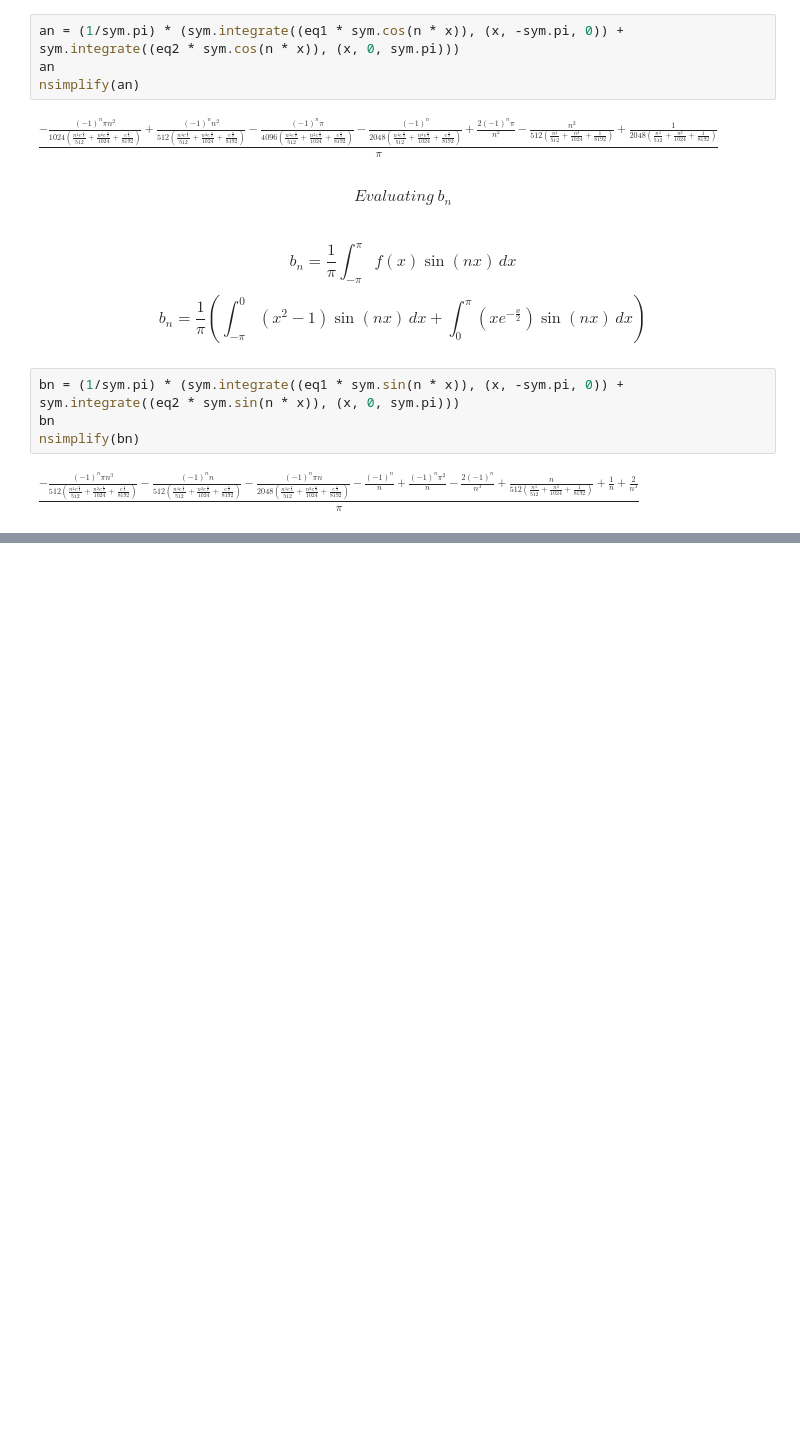
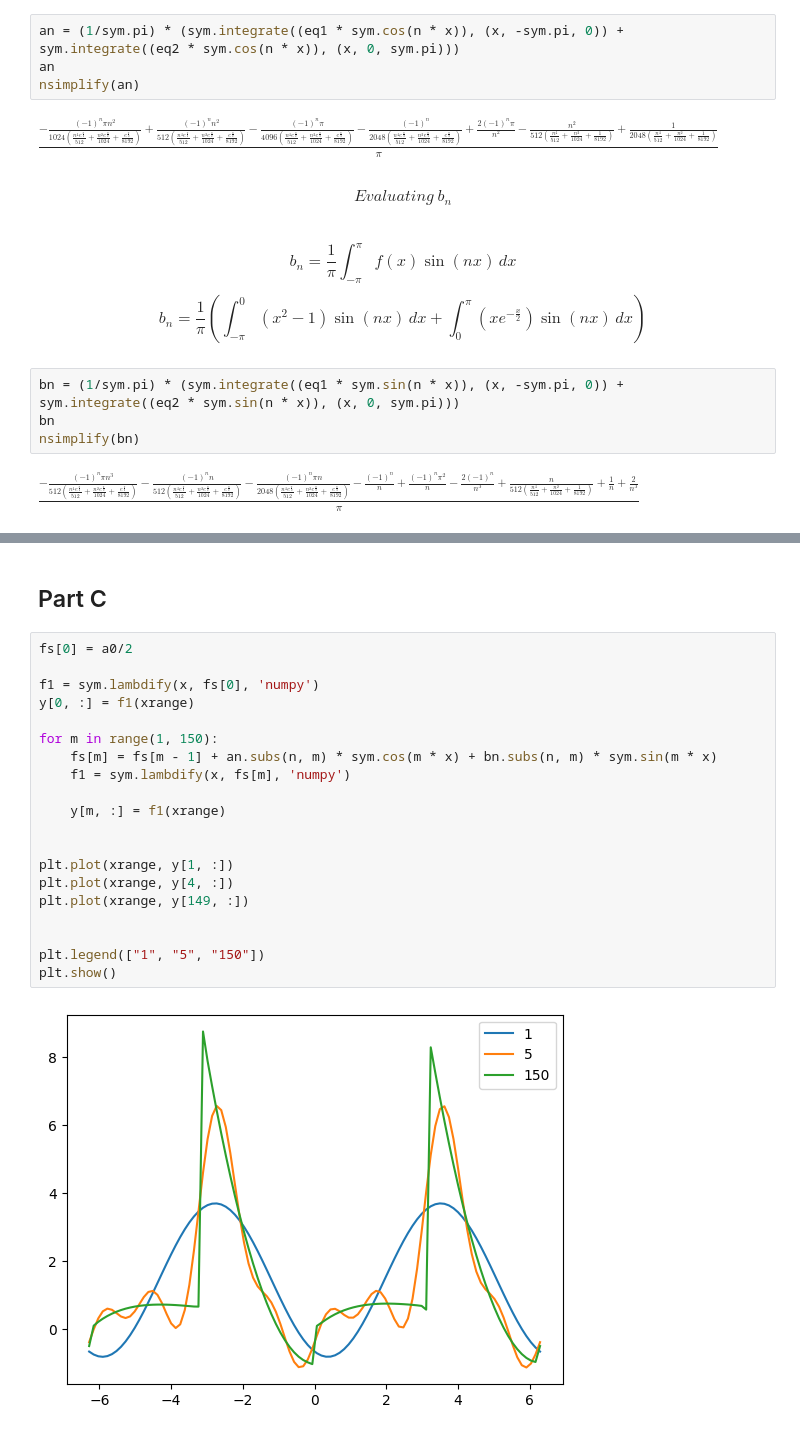
Before and after one commit to VinukaSilva/CM2607-CW, a Jupyter notebook: Question 1.ipynb, the cells around one changed output, grey strips where cells are left out. Saved outputs shown, nothing was run; the diff lists cells and outputs as text; blank space fills up the shorter version.

Commit message:
Completed Part C

```diff
--- a/Question 1.ipynb
+++ b/Question 1.ipynb
@@ -100,0 +101,24 @@ $\displaystyle \frac{\left(- \pi^{2} + \frac{0.64}{e^{0.5 \pi}} + \frac{0.8 \pi}
+# %% [markdown]
+## Part C
+# %%
+fs[0] = a0/2
+
+f1 = sym.lambdify(x, fs[0], 'numpy')
+y[0, :] = f1(xrange)
+
+for m in range(1, 150):
+    fs[m] = fs[m - 1] + an.subs(n, m) * sym.cos(m * x) + bn.subs(n, m) * sym.sin(m * x)
+    f1 = sym.lambdify(x, fs[m], 'numpy')
+
+    y[m, :] = f1(xrange)
+
+
+plt.plot(xrange, y[1, :])
+plt.plot(xrange, y[4, :])
+plt.plot(xrange, y[149, :])
+
+
+plt.legend(["1", "5", "150"])
+plt.show()
+# %% [output]
+[figure, added]
```
